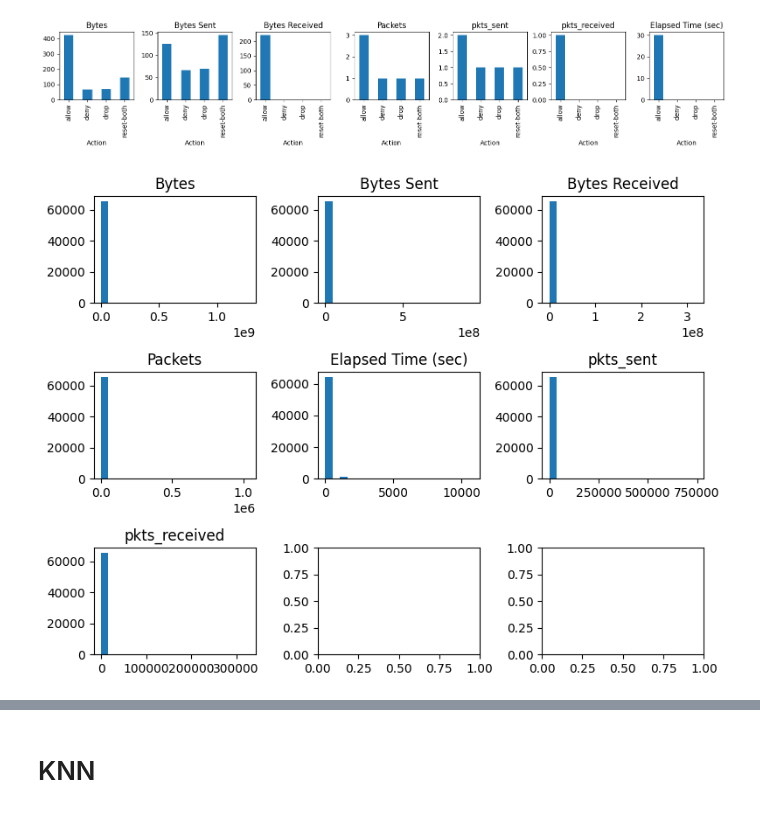
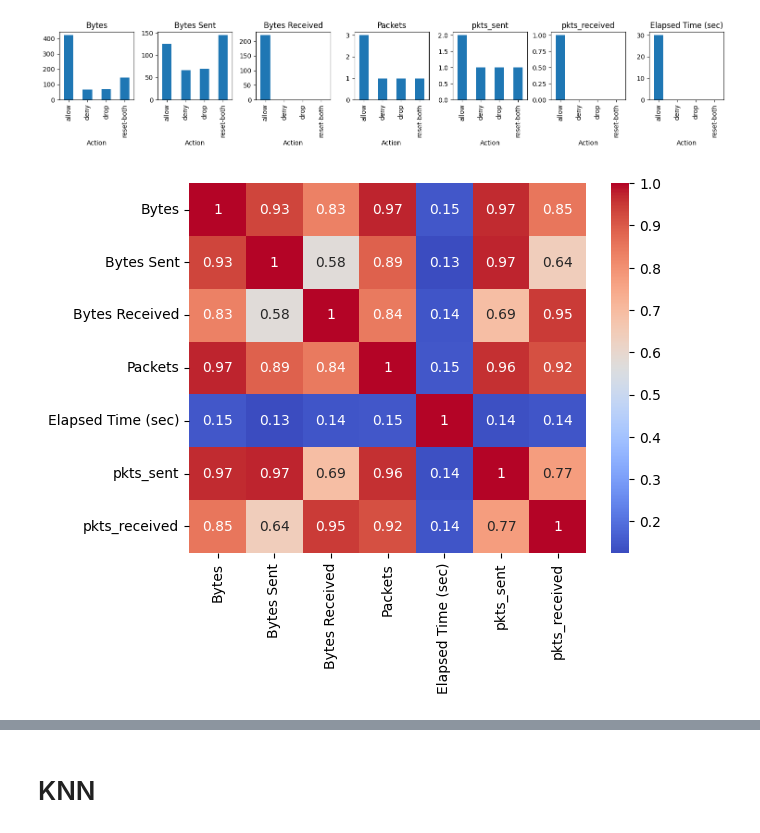
Before and after one commit to terjirapat/ML_ClassificationOfFirewall, a Jupyter notebook: main.ipynb, the cells around one changed output, grey strips where cells are left out. Drawn from its saved outputs; the diff is of its cells as text; code cells hidden in the pictures.

```diff
--- a/main.ipynb
+++ b/main.ipynb
@@ -188,18 +200,27 @@ plt.show()
 # %% [output]
 [figure]
 # %%
-# create histogram
-columns = ['Bytes', 'Bytes Sent', 'Bytes Received', 'Packets', 'Elapsed Time (sec)', 'pkts_sent', 'pkts_received']
+# # create histogram
+# columns = ['Bytes', 'Bytes Sent', 'Bytes Received', 'Packets', 'Elapsed Time (sec)', 'pkts_sent', 'pkts_received']
 
-fig, axs = plt.subplots(nrows=3, ncols=3, figsize=(8, 6))
-axs = axs.flatten()
+# fig, axs = plt.subplots(nrows=3, ncols=3, figsize=(8, 6))
+# axs = axs.flatten()
 
-# Create a histogram for each selected column on a separate subplot
-for i, col in enumerate(columns):
-    axs[i].hist(df[col], bins=20)
-    axs[i].set_title(col)
+# # Create a histogram for each selected column on a separate subplot
+# for i, col in enumerate(columns):
+#     axs[i].hist(df[col], bins=20)
+#     axs[i].set_title(col)
 
-plt.tight_layout()
-plt.show()
+# plt.tight_layout()
+# plt.show()
-# %% [output]
-[figure, removed]
+# %%
+# Create a heatmap of the correlation coefficients
+columns = ['Bytes', 'Bytes Sent', 'Bytes Received', 'Packets', 'Elapsed Time (sec)', 'pkts_sent', 'pkts_received']
+corr_matrix = df[columns].corr()
+
+sns.heatmap(corr_matrix, annot=True, cmap='coolwarm')
+plt.show()
+
+# packets และ bytes corr=~1 ตัด pkt ทิ้งได้
+# %% [output]
+[figure, added]
```
Also changed, not shown: parts of 27 cells of this notebook.
